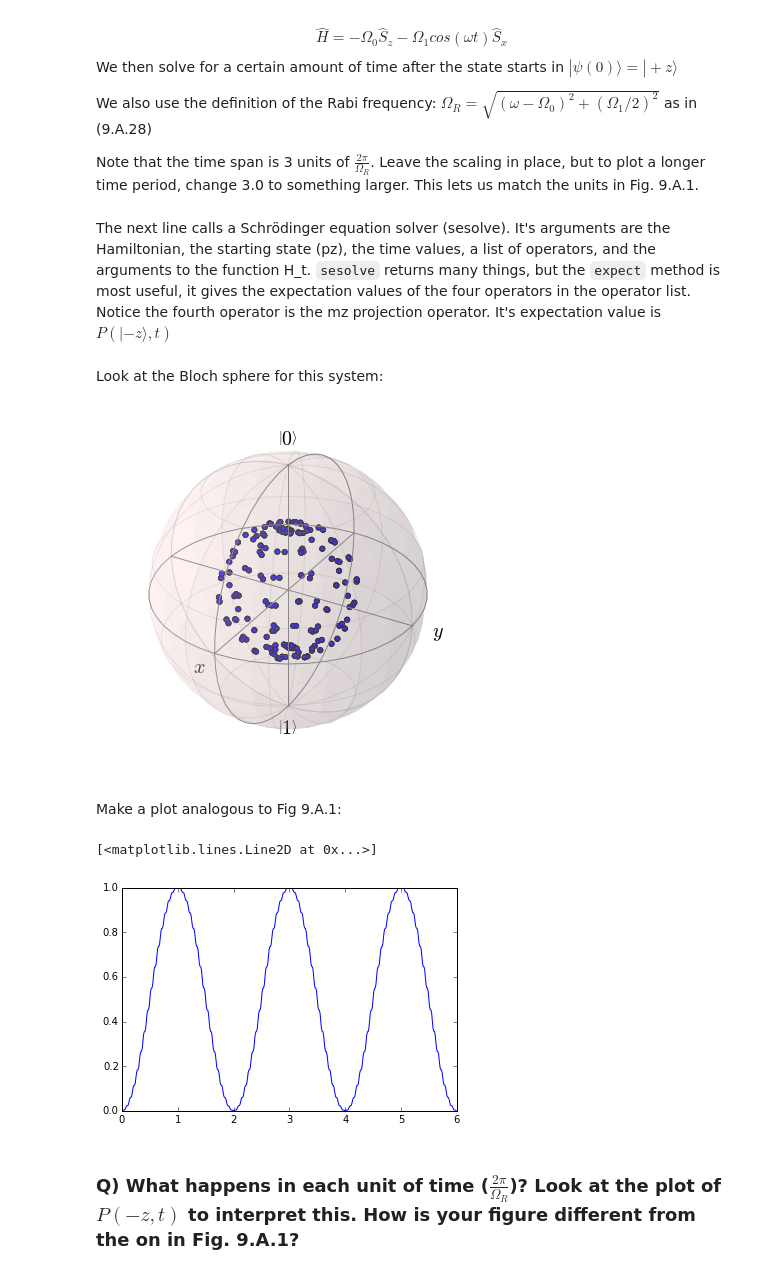
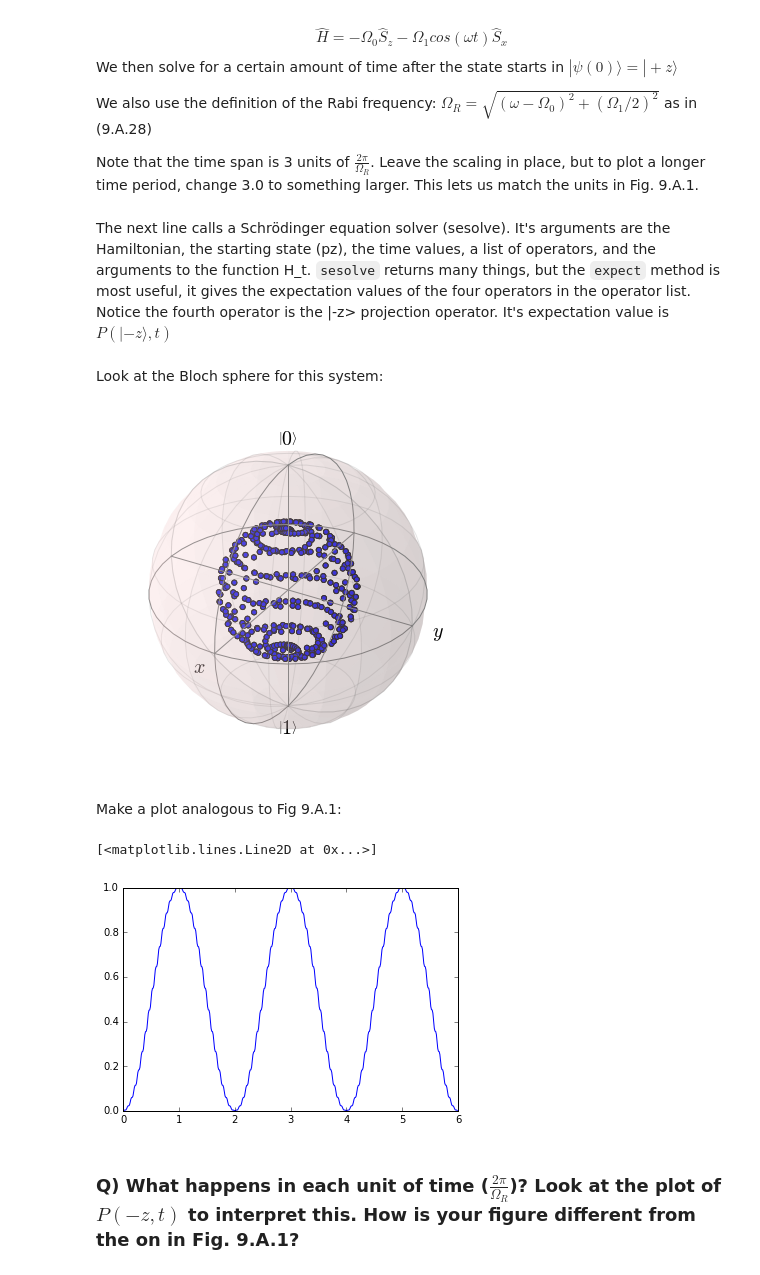
Before and after one commit to amcdawes/QMlabs, a Jupyter notebook: Lab 7 - Time Evolution.ipynb, the cells around one changed output. Drawn from its saved outputs; the diff is of its cells as text; code cells hidden in the pictures.

```diff
--- a/Lab 7 - Time Evolution.ipynb
+++ b/Lab 7 - Time Evolution.ipynb
@@ -109,7 +108,7 @@ H0 = - omega0 * Sz      # the first term in H
 H1 = - omega1 * Sx      # the second term in H
 
 omegaR = sqrt((w - omega0)**2 + (omega1/2.0)**2)
-t = arange(0,3.0 * 2 * pi / omegaR,0.05)   # scale the time by omegaR, plot 3 units of 2pi/omegaR
+t = arange(0,3.0 * 2 * pi / omegaR,0.02)   # scale the time by omegaR, plot 3 units of 2pi/omegaR
 
 args = [H0, H1, w]      # parts of the Hamiltonian
 def H_t(t, args):       # this function calculates H at each time step t
@@ -118,25 +117,25 @@ def H_t(t, args):       # this function calculates H at each time step t
     w  = args[2]
     return H0 + cos(w * t) * H1
 # %% [markdown]
-The next line calls a Schrödinger equation solver (sesolve). It's arguments are the Hamiltonian, the starting state (pz), the time values, a list of operators, and the arguments to the function H_t. `sesolve` returns many things, but the `expect` method is most useful, it gives the expectation values of the four operators in the operator list. Notice the fourth operator is the mz projection operator. It's expectation value is $P(|-z\rangle,t)$
+The next line calls a Schrödinger equation solver (sesolve). It's arguments are the Hamiltonian, the starting state (pz), the time values, a list of operators, and the arguments to the function H_t. `sesolve` returns many things, but the `expect` method is most useful, it gives the expectation values of the four operators in the operator list. Notice the fourth operator is the |-z> projection operator. It's expectation value is $P(|-z\rangle,t)$
 # %%
 result5 = sesolve(H_t, pz, t, [Sx, Sy, Sz, mz*mz.dag()],args)
 sx, sy, sz, Pz = result5.expect
 # %% [markdown]
 Look at the Bloch sphere for this system:
 # %%
-b = Bloch()
-b.add_points([sx,sy,sz])
-b.show()
+b2 = Bloch()
+b2.add_points([sx,sy,sz])
+b2.show()
 # %% [output]
-[figure, old version]
+[figure, new version]
 # %% [markdown]
 Make a plot analogous to Fig 9.A.1:
 # %%
 plt.plot(result5.times*omegaR/pi,Pz)
 # %% [output]
 [<matplotlib.lines.Line2D at 0x...>]
-[figure, old version]
+[figure, new version]
 # %% [markdown]
 ### Q) What happens in each unit of time ($\frac{2\pi}{\Omega_R}$)? Look at the plot of $P(-z,t)$ to interpret this. How is your figure different from the on in Fig. 9.A.1?
 # %% [markdown]
```
Also changed, not shown: parts of 11 cells of this notebook.
